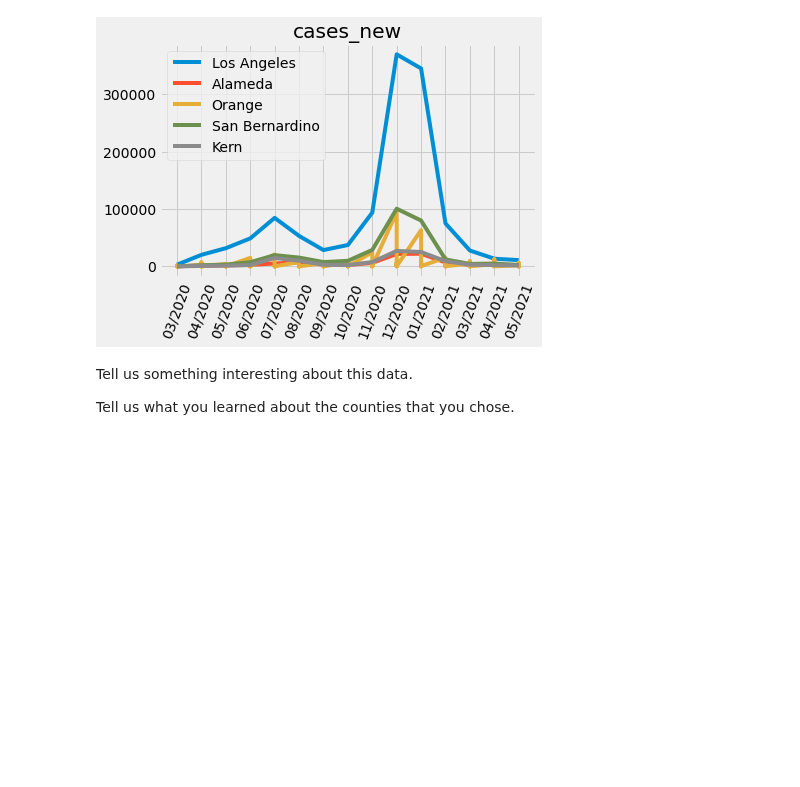
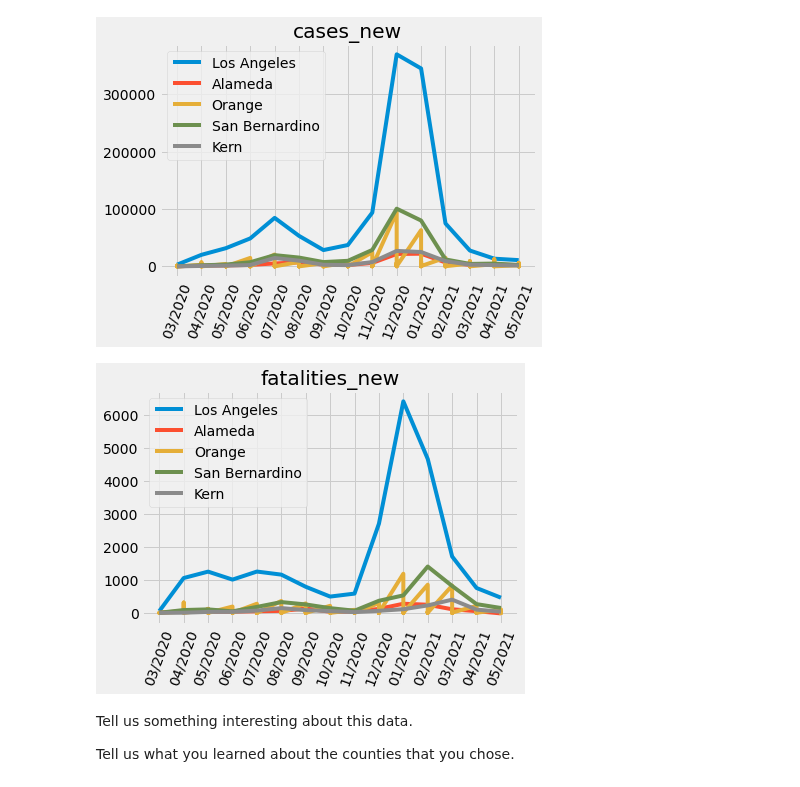
Before and after one commit to ds-modules/BUDS-SU21-Dev, a Jupyter notebook: Project_2/COVID/COVID.ipynb, the cells around one changed output. Cells and saved outputs as stored; diff of their text form; code cells hidden in the pictures; blank space fills up the shorter version.

```diff
--- a/Project_2/COVID/COVID.ipynb
+++ b/Project_2/COVID/COVID.ipynb
@@ -521,7 +519,9 @@ plot_counties(select_counties, column_to_compare)
 # %%
 column_to_compare = 'fatalities_new'
 
-plot_counties(select_counties, column)to
+plot_counties(select_counties, column_to_compare);
+# %% [output]
+[figure, added]
 # %%
 #FIX: NEED CODE SNIPPETS FOR THIS
 # %% [markdown]
```
Also changed, not shown: parts of 3 cells of this notebook.
